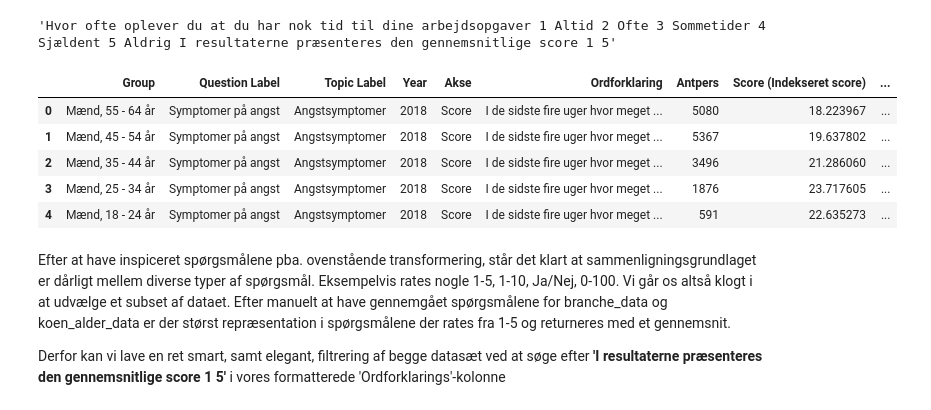
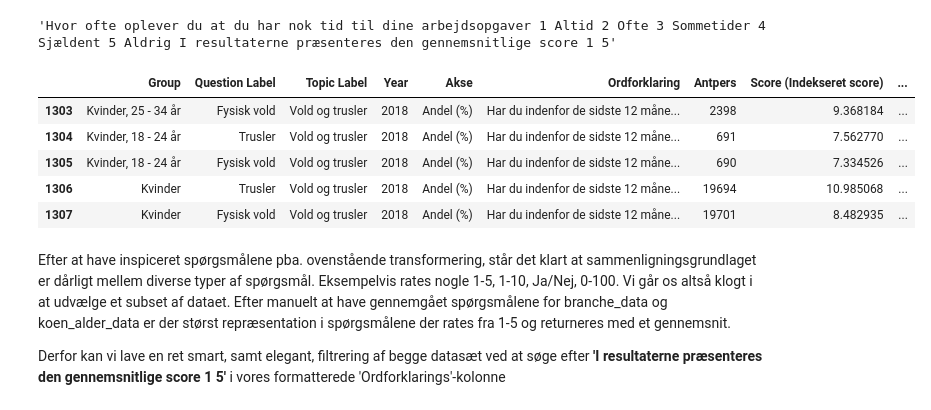
Before and after one commit to albertbanke/Case, a Jupyter notebook: analyse/analyse.ipynb, the cells around one changed output. Saved outputs shown, nothing was run; the diff lists cells and outputs as text; code cells hidden in the pictures.

```diff
--- a/analyse/analyse.ipynb
+++ b/analyse/analyse.ipynb
@@ -391,20 +391,20 @@ branche_data.Ordforklaring[1] # ser godt ud
 # %%
 # Re-encoder Group kolonnen til to nye kolonner, en der indeholder køn, og så en der indeholder aldersgruppe.
 
 # Bruger igen regex mønster til at fange informationen vi ønsker
 koen_alder_data[['køn', 'alder']] = koen_alder_data['Group'].str.extract(r'(\w+),?\s*(\d+\s*-\s*\d+\s*år)?')
 
 # Fillna på alder, der hvor det er totaler
 koen_alder_data['alder'] = koen_alder_data['alder'].fillna('18-100 år')
 
-koen_alder_data.head() # det ser rigtig godt ud
+koen_alder_data.tail() # det ser helt fint ud
 # %% [output]
 |  | Group | Question Label | Topic Label | Year | Akse | Ordforklaring | Antpers | Score (Indekseret score) | ... |
-| 0 | Mænd, 55 - 64 år | Symptomer på angst | Angstsymptomer | 2018 | Score | I de sidste fire uger hvor meget ... | 5080 | 18.223967 | ... |
-| 1 | Mænd, 45 - 54 år | Symptomer på angst | Angstsymptomer | 2018 | Score | I de sidste fire uger hvor meget ... | 5367 | 19.637802 | ... |
-| 2 | Mænd, 35 - 44 år | Symptomer på angst | Angstsymptomer | 2018 | Score | I de sidste fire uger hvor meget ... | 3496 | 21.286060 | ... |
-| 3 | Mænd, 25 - 34 år | Symptomer på angst | Angstsymptomer | 2018 | Score | I de sidste fire uger hvor meget ... | 1876 | 23.717605 | ... |
-| 4 | Mænd, 18 - 24 år | Symptomer på angst | Angstsymptomer | 2018 | Score | I de sidste fire uger hvor meget ... | 591 | 22.635273 | ... |
+| 1303 | Kvinder, 25 - 34 år | Fysisk vold | Vold og trusler | 2018 | Andel (%) | Har du indenfor de sidste 12 måne... | 2398 | 9.368184 | ... |
+| 1304 | Kvinder, 18 - 24 år | Trusler | Vold og trusler | 2018 | Andel (%) | Har du indenfor de sidste 12 måne... | 691 | 7.562770 | ... |
+| 1305 | Kvinder, 18 - 24 år | Fysisk vold | Vold og trusler | 2018 | Andel (%) | Har du indenfor de sidste 12 måne... | 690 | 7.334526 | ... |
+| 1306 | Kvinder | Trusler | Vold og trusler | 2018 | Andel (%) | Har du indenfor de sidste 12 måne... | 19694 | 10.985068 | ... |
+| 1307 | Kvinder | Fysisk vold | Vold og trusler | 2018 | Andel (%) | Har du indenfor de sidste 12 måne... | 19701 | 8.482935 | ... |
 # %% [markdown]
 Efter at have inspiceret spørgsmålene pba. ovenstående transformering, står det klart at sammenligningsgrundlaget er dårligt mellem diverse typer af spørgsmål. Eksempelvis rates nogle 1-5, 1-10, Ja/Nej, 0-100. Vi går os altså klogt i at udvælge et subset af dataet. Efter manuelt at have gennemgået spørgsmålene for branche_data og koen_alder_data er der størst repræsentation i spørgsmålene der rates fra 1-5 og returneres med et gennemsnit.
 
```
Also changed, not shown: parts of 6 cells of this notebook.
